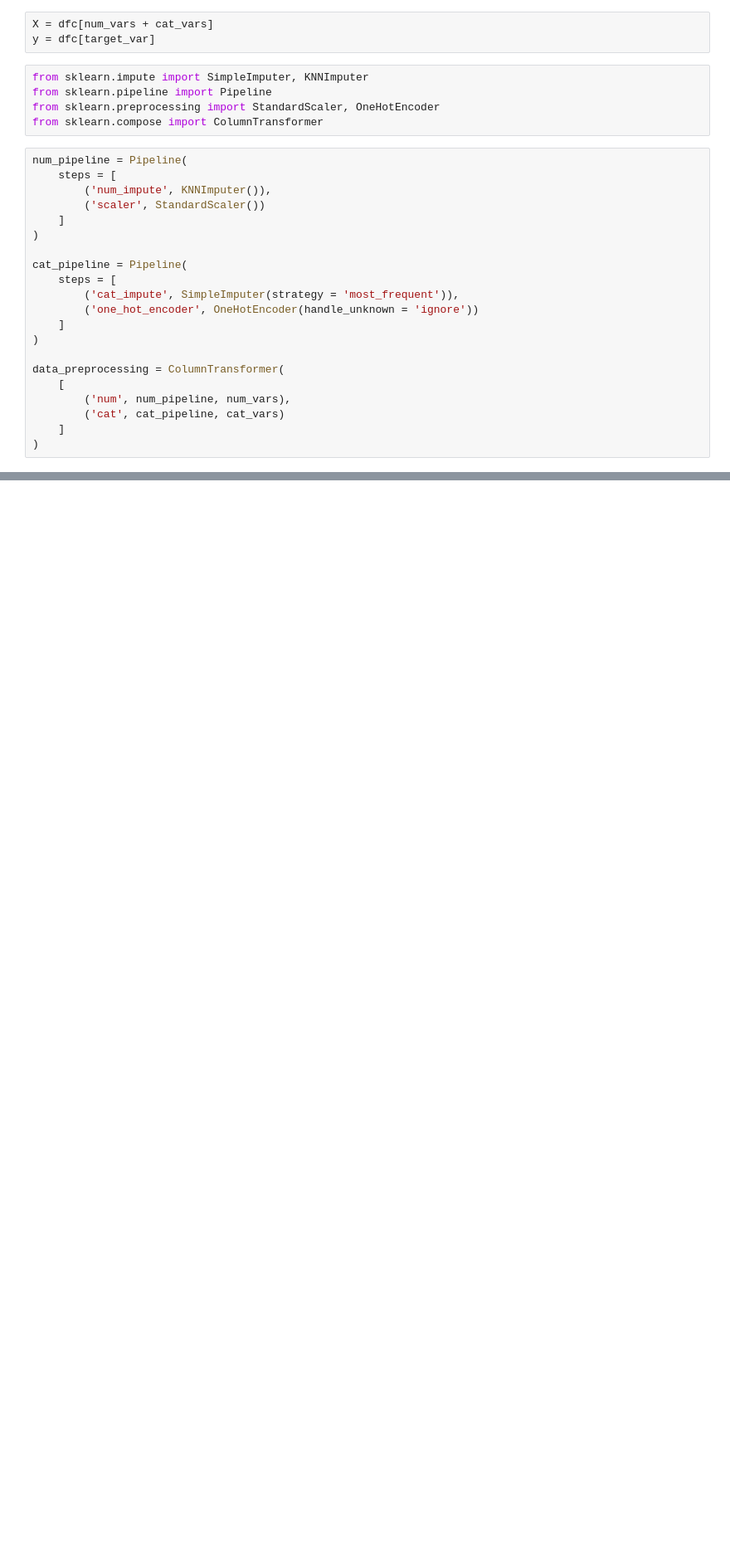
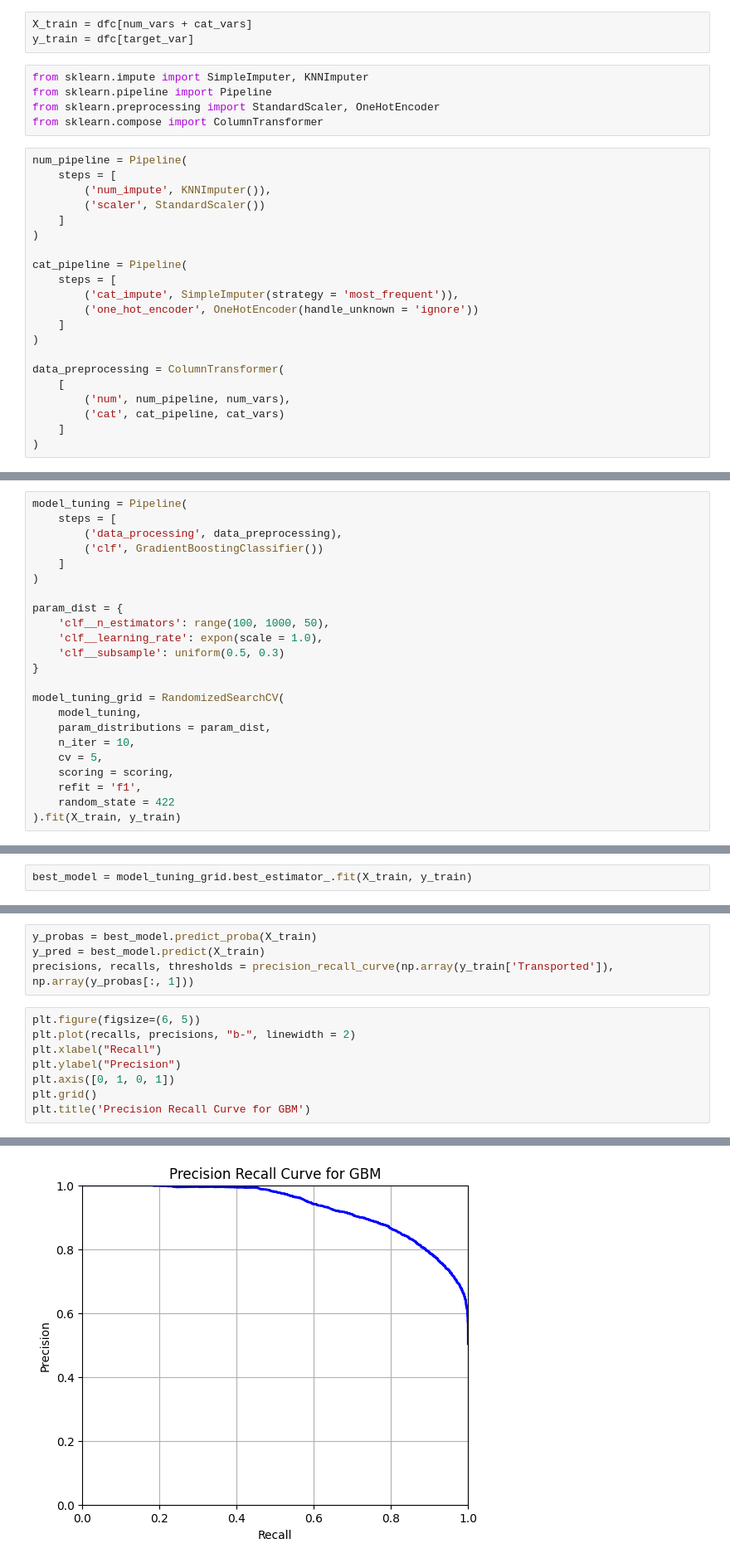
Before and after one commit to yxy1104/my_kaggle, a Jupyter notebook: spaceship_titanic/spaceship_titanic_eda.ipynb, the cells around one changed output, grey strips where cells are left out. Shown at 83% size. Saved outputs shown, nothing was run; the diff lists cells and outputs as text; blank space fills up the shorter version.

Commit message:
finish model training and submit test predictions

```diff
--- a/spaceship_titanic/spaceship_titanic_eda.ipynb
+++ b/spaceship_titanic/spaceship_titanic_eda.ipynb
@@ -198,8 +207,8 @@ id_col = ['PassengerId']
 num_vars = ['Age', 'RoomService', 'FoodCourt', 'ShoppingMall', 'Spa', 'VRDeck', 'group_size']
 cat_vars = ['HomePlanet', 'CryoSleep', 'Destination', 'VIP', 'deck', 'side', 'family_ind']
 # %%
-X = dfc[num_vars + cat_vars]
-y = dfc[target_var]
+X_train = dfc[num_vars + cat_vars]
+y_train = dfc[target_var]
 # %%
 from sklearn.impute import SimpleImputer, KNNImputer
 from sklearn.pipeline import Pipeline
@@ -228,0 +285,23 @@ data_preprocessing = ColumnTransformer(
+# %%
+model_tuning = Pipeline(
+    steps = [
+        ('data_processing', data_preprocessing),
+        ('clf', GradientBoostingClassifier())
+    ]
+)
+
+param_dist = {
+    'clf__n_estimators': range(100, 1000, 50),
+    'clf__learning_rate': expon(scale = 1.0),
+    'clf__subsample': uniform(0.5, 0.3)
+}
+
+model_tuning_grid = RandomizedSearchCV(
+    model_tuning,
+    param_distributions = param_dist,
+    n_iter = 10,
+    cv = 5,
+    scoring = scoring,
+    refit = 'f1',
+    random_state = 422
+).fit(X_train, y_train)
@@ -228,0 +322,2 @@ data_preprocessing = ColumnTransformer(
+# %%
+best_model = model_tuning_grid.best_estimator_.fit(X_train, y_train)
@@ -228,0 +328,13 @@ data_preprocessing = ColumnTransformer(
+# %%
+y_probas = best_model.predict_proba(X_train)
+y_pred = best_model.predict(X_train)
+precisions, recalls, thresholds = precision_recall_curve(np.array(y_train['Transported']), np.array(y_probas[:, 1]))
+# %%
+plt.figure(figsize=(6, 5))
+plt.plot(recalls, precisions, "b-", linewidth = 2)
+plt.xlabel("Recall")
+plt.ylabel("Precision")
+plt.axis([0, 1, 0, 1])
+plt.grid()
+plt.title('Precision Recall Curve for GBM')
+# %% [output]
@@ -228,0 +342 @@ data_preprocessing = ColumnTransformer(
+[figure, added]
```
Also changed, not shown: parts of 22 cells of this notebook.
